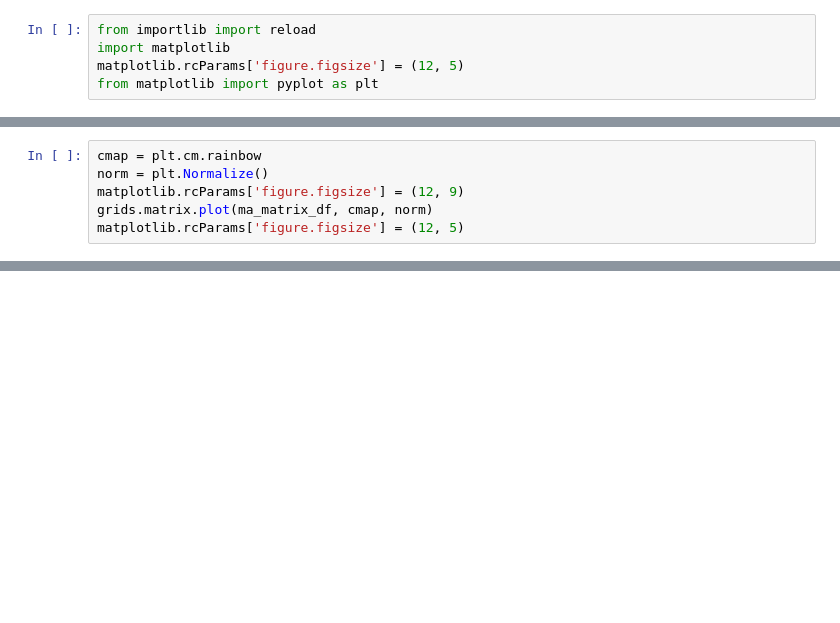
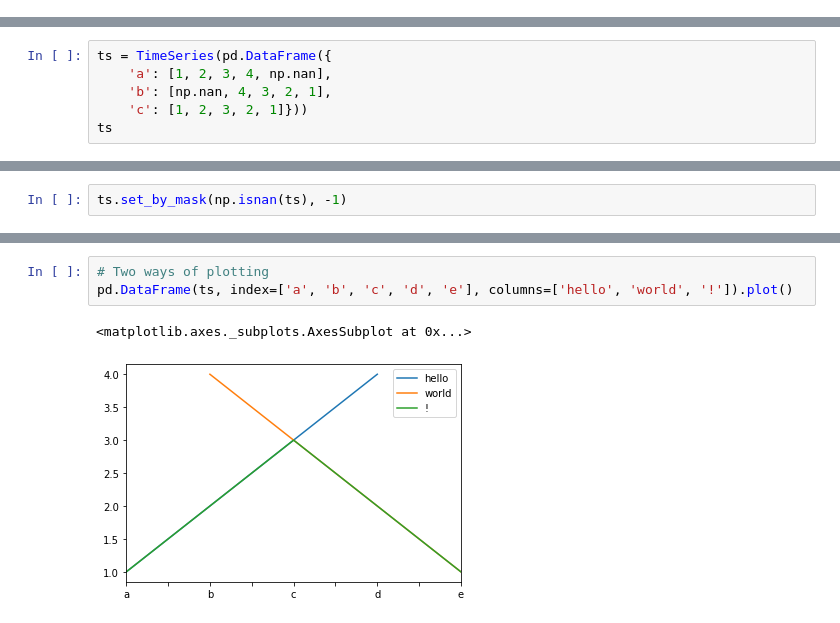
Before and after one commit to polakowo/vectorbt, a Jupyter notebook: tests.ipynb, the cells around one changed output, grey strips where cells are left out. Cells and saved outputs as stored; diff of their text form; blank space fills up the shorter version.

```diff
--- a/tests.ipynb
+++ b/tests.ipynb
@@ -8,5 +0,0 @@ import vectorbt.optimizer.gridsearch as grids
-# %%
-from importlib import reload
-import matplotlib
-matplotlib.rcParams['figure.figsize'] = (12, 5)
-from matplotlib import pyplot as plt
@@ -126,6 +0,0 @@ done. 1.40s
-# %%
-cmap = plt.cm.rainbow
-norm = plt.Normalize()
-matplotlib.rcParams['figure.figsize'] = (12, 9)
-grids.matrix.plot(ma_matrix_df, cmap, norm)
-matplotlib.rcParams['figure.figsize'] = (12, 5)
@@ -135,0 +44,6 @@ matplotlib.rcParams['figure.figsize'] = (12, 5)
+# %%
+ts = TimeSeries(pd.DataFrame({
+    'a': [1, 2, 3, 4, np.nan],
+    'b': [np.nan, 4, 3, 2, 1],
+    'c': [1, 2, 3, 2, 1]}))
+ts
@@ -135,0 +56,2 @@ matplotlib.rcParams['figure.figsize'] = (12, 5)
+# %%
+ts.set_by_mask(np.isnan(ts), -1)
@@ -135,0 +157,6 @@ matplotlib.rcParams['figure.figsize'] = (12, 5)
+# %%
+# Two ways of plotting
+pd.DataFrame(ts, index=['a', 'b', 'c', 'd', 'e'], columns=['hello', 'world', '!']).plot()
+# %% [output]
+<matplotlib.axes._subplots.AxesSubplot at 0x...>
+[figure, added]
```
Also changed, not shown: parts of 81 cells of this notebook.
